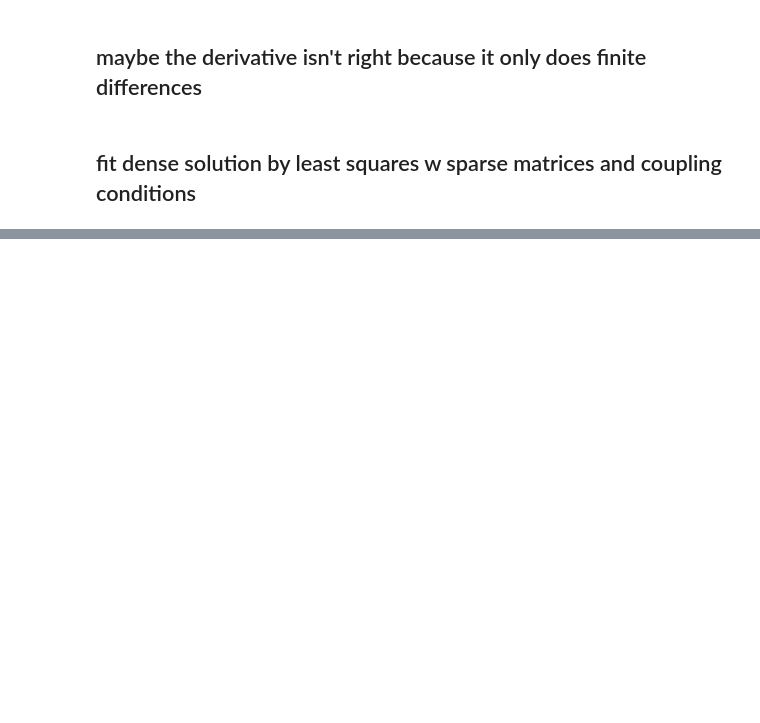
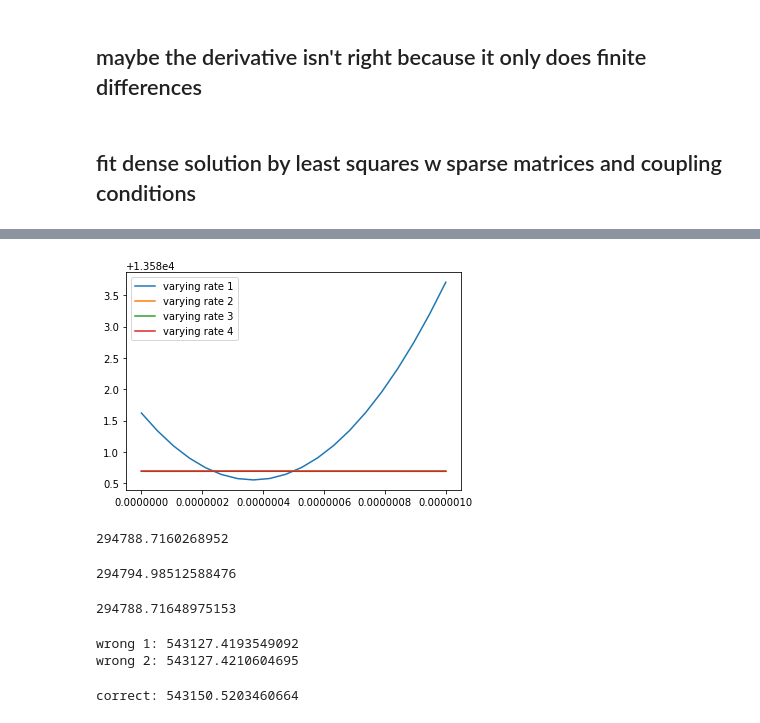
Before and after one commit to readdy/readdy_learn, a Jupyter notebook: analyze/cross_validation_broken.ipynb, the cells around one changed output, grey strips where cells are left out. Saved outputs shown, nothing was run; the diff lists cells and outputs as text; code cells hidden in the pictures; blank space fills up the shorter version.

```diff
--- a/analyze/cross_validation_broken.ipynb
+++ b/analyze/cross_validation_broken.ipynb
@@ -511,0 +556,43 @@ plt.show()
+# %%
+xa = np.linspace(0, 1e-6, num=20)
+f = lambda x: opt.elastic_net_objective_fun(x, alpha, l1_ratio, large_theta, expected, scale)
+r = max(xa)/2
+y31 = np.array([f(np.array([1.96008738e-06-r+x,9.94587054e-03,1.00520362e-02,9.84303477e-03])) for x in xa])
+y32 = np.array([f(np.array([1.96008738e-06,9.94587054e-03-r+x,1.00520362e-02,9.84303477e-03])) for x in xa])
+y33 = np.array([f(np.array([1.96008738e-06,9.94587054e-03,1.00520362e-02-r+x,9.84303477e-03])) for x in xa])
+y34 = np.array([f(np.array([1.96008738e-06,9.94587054e-03,1.00520362e-02,9.84303477e-03-r+x])) for x in xa])
+# %%
+from itertools import chain
+
+plt.plot(xa, y31, label="varying rate 1")
+plt.plot(xa, y32, label="varying rate 2")
+plt.plot(xa, y33, label="varying rate 3")
+plt.plot(xa, y34, label="varying rate 4")
+
+plt.legend()
+plt.show()
+# %% [output]
+[figure, added]
+# %%
+opt.score(np.array([0.00000000e+00,2.53069627e-05,8.35795089e-05,1.64304313e-05]), large_theta, expected)
+# %% [output]
+294788.7160268952
+# %%
+opt.score(np.array([1.96008738e-06,9.94587054e-03,1.00520362e-02,9.84303477e-03]), large_theta, expected)
+# %% [output]
+294794.98512588476
+# %%
+opt.score(np.array([0.00000000e+00, 2.63283833e-05, 6.74631349e-05, 1.19722114e-13]), large_theta, expected)
+# %% [output]
+294788.71648975153
+# %%
+f = lambda x: opt.elastic_net_objective_fun(x, 0, best_l1, large_theta, expected, scale)
+print("wrong 1: %s " % f(np.array([0.00000000e+00,2.53069627e-05,8.35795089e-05,1.64304313e-05])))
+print("wrong 2: %s" % f(np.array([0.00000000e+00, 2.63283833e-05, 6.74631349e-05, 1.19722114e-13])))
+# %% [output]
+wrong 1: 543127.4193549092
+wrong 2: 543127.4210604695
+# %%
+print("correct: %s" % f(np.array([1.96008738e-06,9.94587054e-03,1.00520362e-02,9.84303477e-03])))
+# %% [output]
+correct: 543150.5203460664
```
Also changed, not shown: parts of 10 cells of this notebook, 3 other files.
